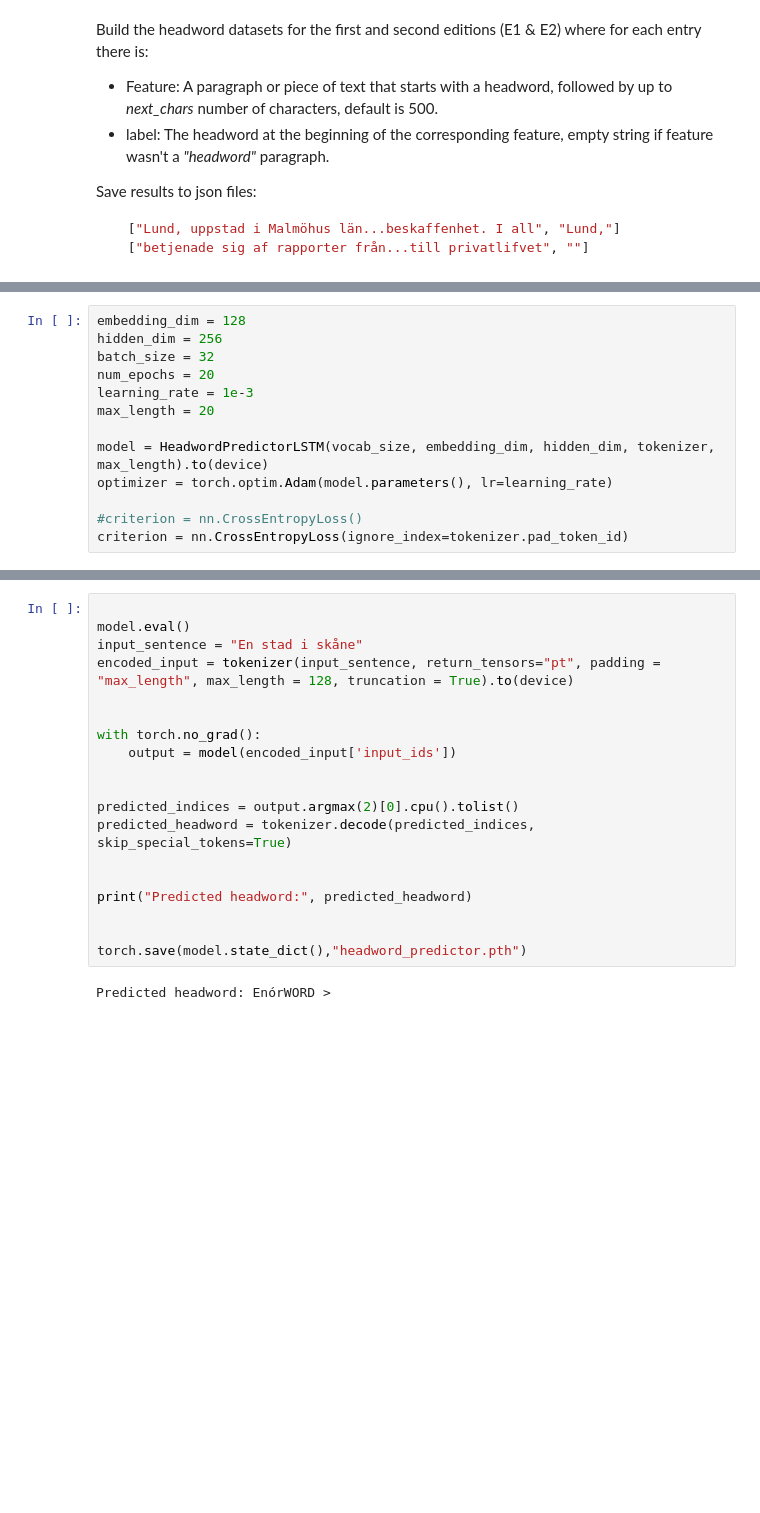
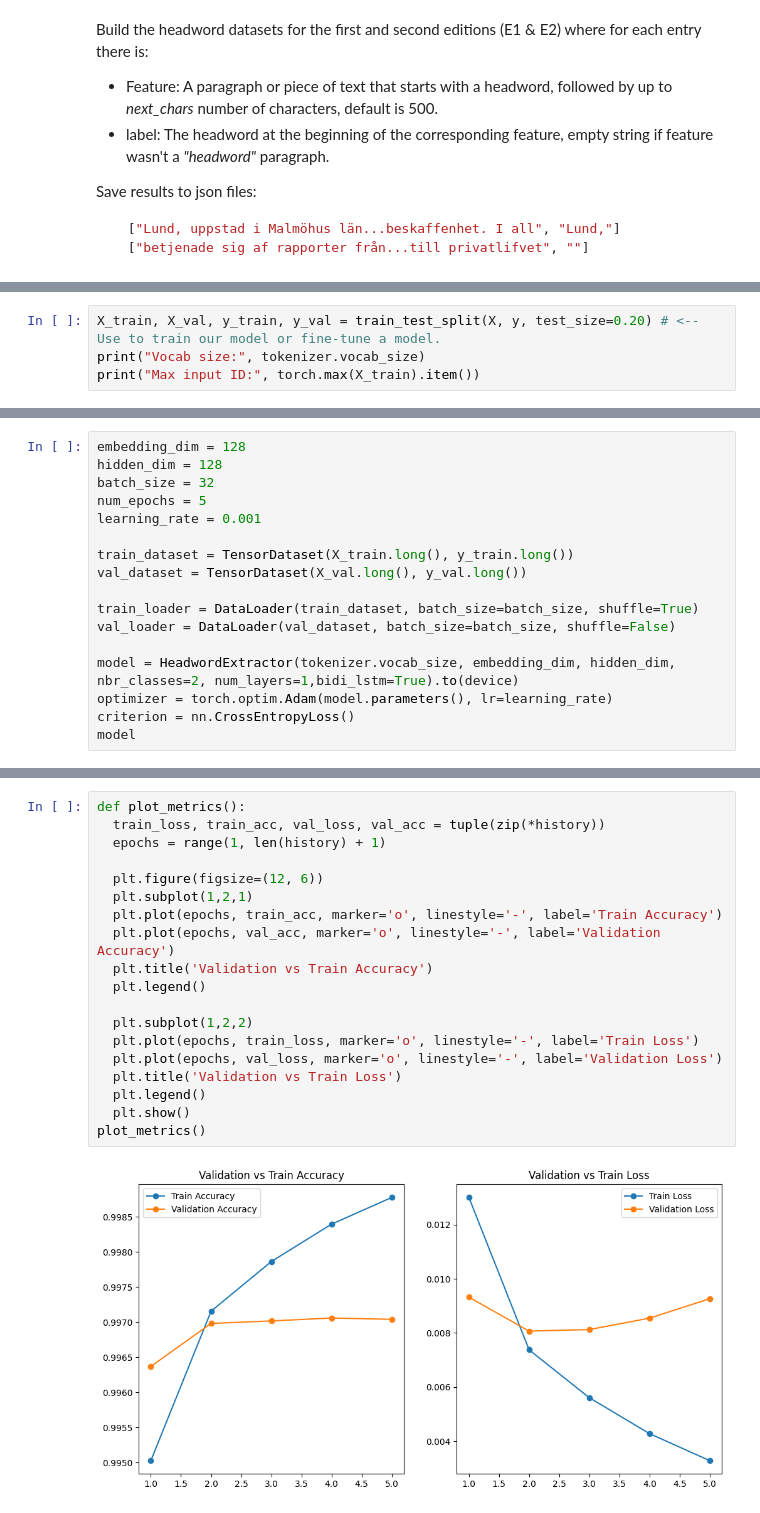
Before and after one commit to SalamSki/EDAN70, a Jupyter notebook: main.ipynb, the cells around one changed output, grey strips where cells are left out. Saved outputs shown, nothing was run; the diff lists cells and outputs as text; blank space fills up the shorter version.

Commit message:
HeadwordExtractor (encoder only)

```diff
--- a/main.ipynb
+++ b/main.ipynb
@@ -207,0 +154,4 @@ print(tokenizer.decode([0,1,2,3,4]))
+# %%
+X_train, X_val, y_train, y_val = train_test_split(X, y, test_size=0.20) # <-- Use to train our model or fine-tune a model.
+print("Vocab size:", tokenizer.vocab_size)
+print("Max input ID:", torch.max(X_train).item())
@@ -208,13 +178,17 @@ print(tokenizer.decode([0,1,2,3,4]))
 # %%
 embedding_dim = 128
-hidden_dim = 256
+hidden_dim = 128
 batch_size = 32
-num_epochs = 20
-learning_rate = 1e-3
-max_length = 20
+num_epochs = 5
+learning_rate = 0.001
 
-model = HeadwordPredictorLSTM(vocab_size, embedding_dim, hidden_dim, tokenizer, max_length).to(device)
+train_dataset = TensorDataset(X_train.long(), y_train.long())
+val_dataset = TensorDataset(X_val.long(), y_val.long())
+
+train_loader = DataLoader(train_dataset, batch_size=batch_size, shuffle=True)
+val_loader = DataLoader(val_dataset, batch_size=batch_size, shuffle=False)
+
+model = HeadwordExtractor(tokenizer.vocab_size, embedding_dim, hidden_dim, nbr_classes=2, num_layers=1,bidi_lstm=True).to(device)
 optimizer = torch.optim.Adam(model.parameters(), lr=learning_rate)
-
-#criterion = nn.CrossEntropyLoss()
-criterion = nn.CrossEntropyLoss(ignore_index=tokenizer.pad_token_id)
+criterion = nn.CrossEntropyLoss()
+model
@@ -271,21 +259,21 @@ Epoch 1/20, Train Loss: 3.1380
-# %%
-
-model.eval()
-input_sentence = "En stad i skåne"
-encoded_input = tokenizer(input_sentence, return_tensors="pt", padding = "max_length", max_length = 128, truncation = True).to(device)
-
-
-with torch.no_grad():
-    output = model(encoded_input['input_ids'])
-
-
-predicted_indices = output.argmax(2)[0].cpu().tolist()
-predicted_headword = tokenizer.decode(predicted_indices, skip_special_tokens=True)
-
-
-print("Predicted headword:", predicted_headword)
-
-
-torch.save(model.state_dict(),"headword_predictor.pth")
-# %% [output]
-Predicted headword: EnórWORD >
+# %%
+def plot_metrics():
+  train_loss, train_acc, val_loss, val_acc = tuple(zip(*history))
+  epochs = range(1, len(history) + 1)
+
+  plt.figure(figsize=(12, 6))
+  plt.subplot(1,2,1)
+  plt.plot(epochs, train_acc, marker='o', linestyle='-', label='Train Accuracy')
+  plt.plot(epochs, val_acc, marker='o', linestyle='-', label='Validation Accuracy')
+  plt.title('Validation vs Train Accuracy')
+  plt.legend()
+
+  plt.subplot(1,2,2)
+  plt.plot(epochs, train_loss, marker='o', linestyle='-', label='Train Loss')
+  plt.plot(epochs, val_loss, marker='o', linestyle='-', label='Validation Loss')
+  plt.title('Validation vs Train Loss')
+  plt.legend()
+  plt.show()
+plot_metrics()
+# %% [output]
+[figure, added]
```
Also changed, not shown: parts of 18 cells of this notebook, 2 other files.
